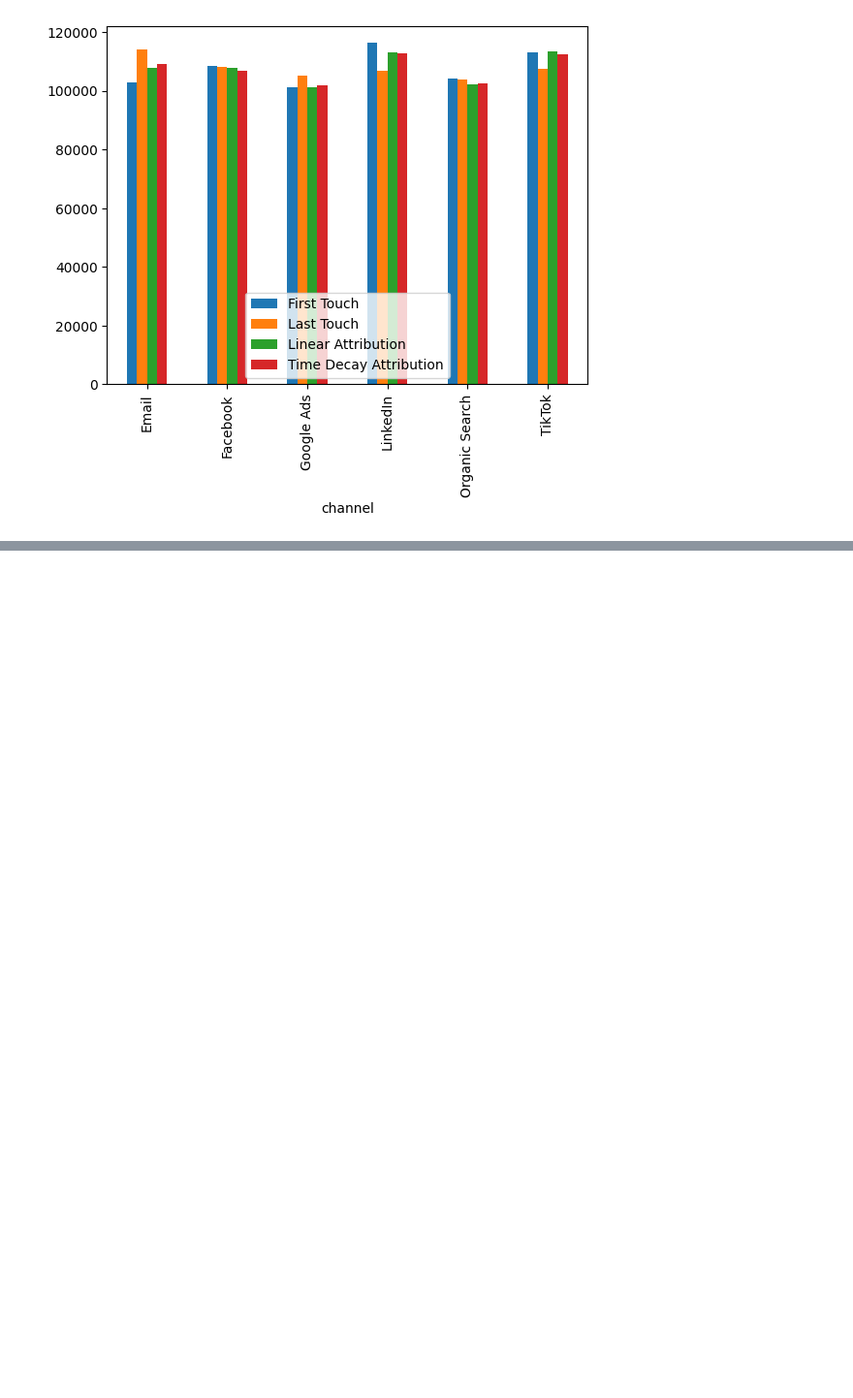
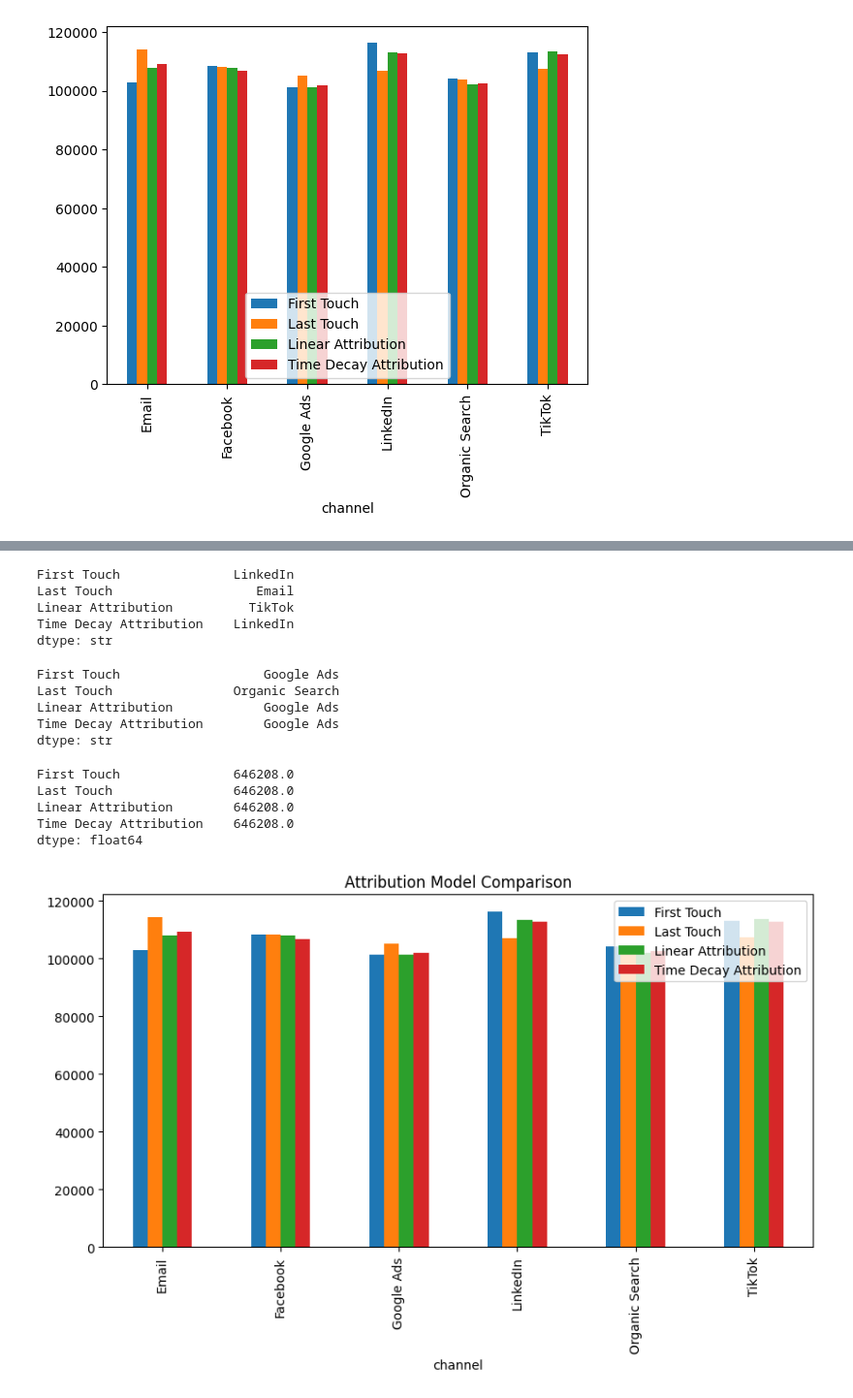
Before and after one commit to snehaone1/multi-touch-marketing-attribution, a Jupyter notebook: notebooks/eda.ipynb, the cells around one changed output, grey strips where cells are left out. Shown at 97% size. Cells and saved outputs as stored; diff of their text form; code cells hidden in the pictures; blank space fills up the shorter version.

```diff
--- a/notebooks/eda.ipynb
+++ b/notebooks/eda.ipynb
@@ -1336,0 +1805,34 @@ plt.show()
+# %%
+comparison.idxmax()
+# %% [output]
+First Touch               LinkedIn
+Last Touch                   Email
+Linear Attribution          TikTok
+Time Decay Attribution    LinkedIn
+dtype: str
+# %%
+comparison.idxmin()
+# %% [output]
+First Touch                   Google Ads
+Last Touch                Organic Search
+Linear Attribution            Google Ads
+Time Decay Attribution        Google Ads
+dtype: str
+# %%
+comparison.sum()
+# %% [output]
+First Touch               646208.0
+Last Touch                646208.0
+Linear Attribution        646208.0
+Time Decay Attribution    646208.0
+dtype: float64
+# %%
+comparison.plot(
+    kind="bar",
+    figsize=(10,5)
+)
+
+plt.title("Attribution Model Comparison")
+plt.show()
+# %% [output]
+[figure, added]
```
Also changed, not shown: parts of 83 cells of this notebook.
